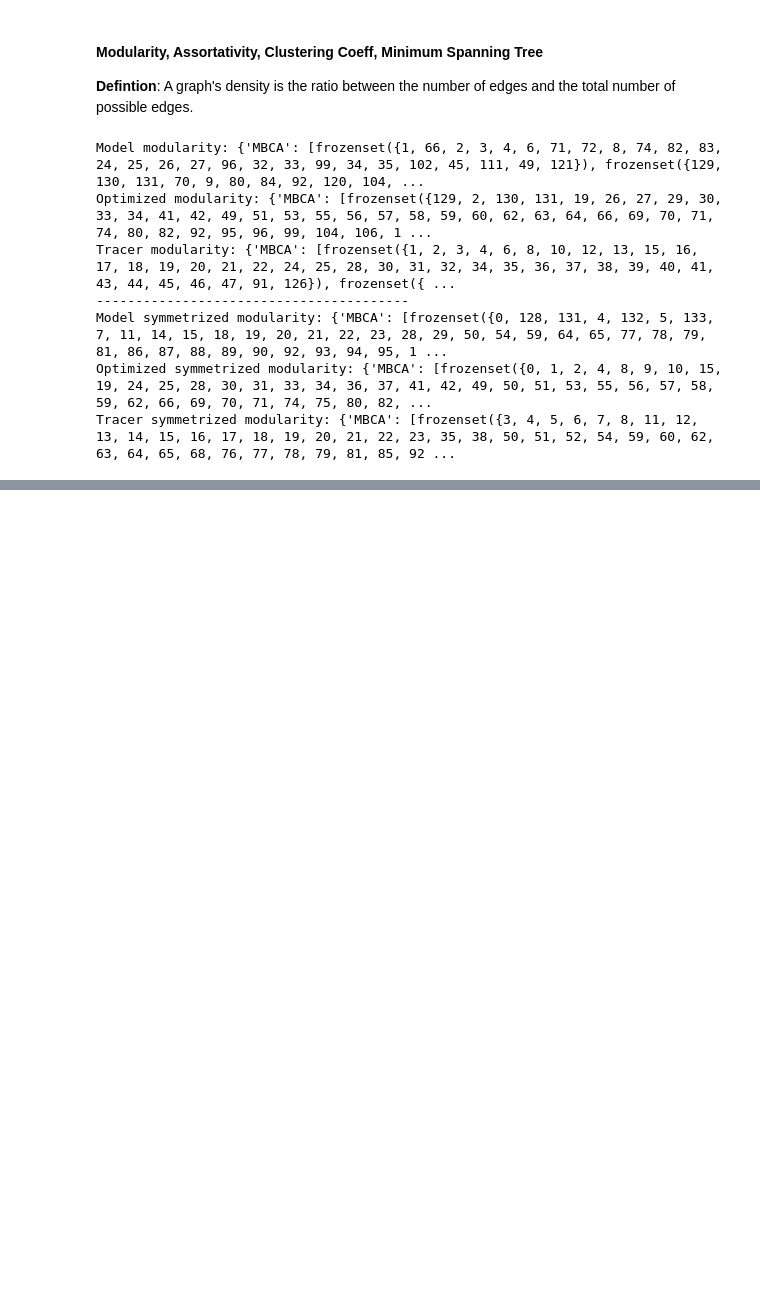
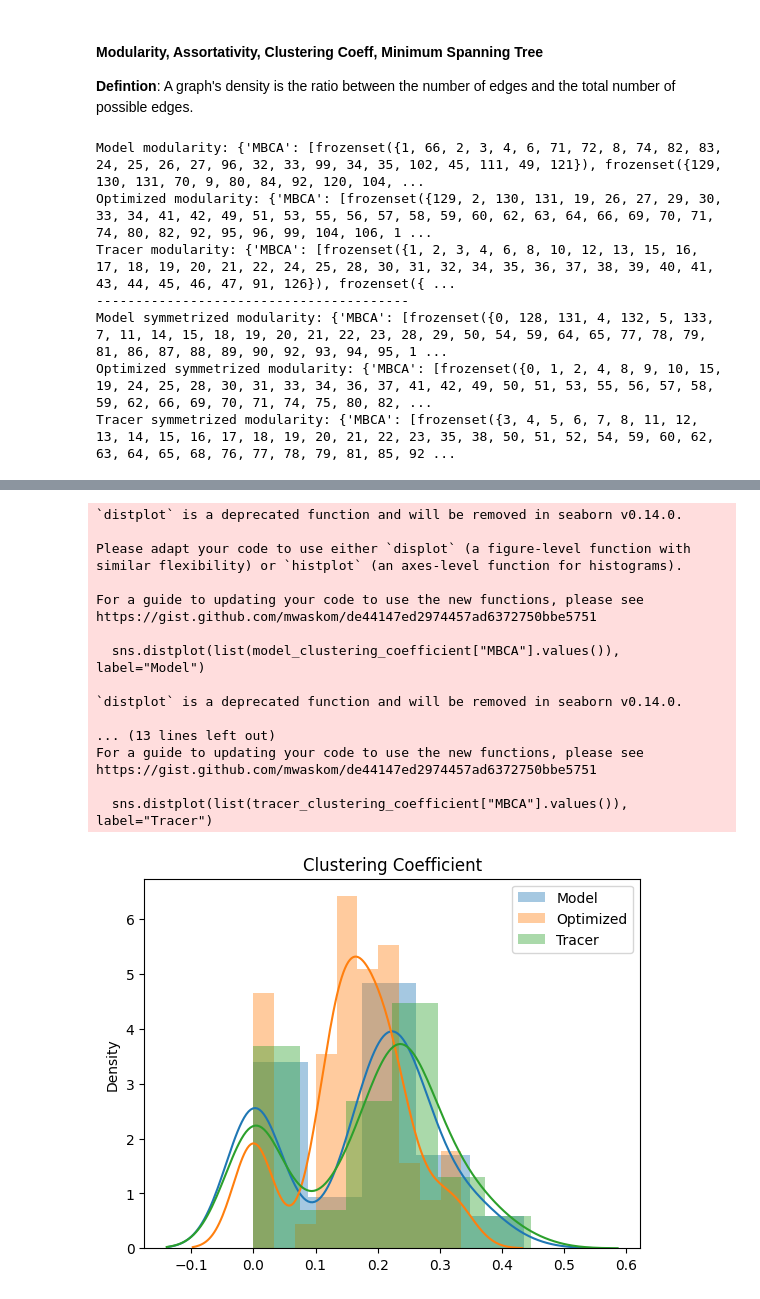
Before and after one commit to Hana-Ali/Deep-Learning-For-SC, a Jupyter notebook: Marmoset_Residual_Training/evaluation/topology_analysis.ipynb, the cells around one changed output, grey strips where cells are left out. Saved outputs shown, nothing was run; the diff lists cells and outputs as text; code cells hidden in the pictures; blank space fills up the shorter version.

```diff
--- a/Marmoset_Residual_Training/evaluation/topology_analysis.ipynb
+++ b/Marmoset_Residual_Training/evaluation/topology_analysis.ipynb
@@ -611,0 +683,37 @@ https://github.com/multinetlab-amsterdam/network_TDA_tutorial/tree/v1.0
+# %%
+# Function to compute the clustering coefficient
+def find_clustering_coefficient(graphs):
+
+    # Create a dictionary
+    clustering_coefficient = {}
+
+    # Loop over each graph
+    for atlas_name, graph in graphs.items():
+        # Compute the average clustering coefficient
+        clustering_coefficient[atlas_name] = nx.clustering(graph, weight="weight")
+        # Add as attributes to the graph
+        nx.set_node_attributes(graph, clustering_coefficient[atlas_name], "clustering_coefficient")
+
+    # Return the dictionary
+    return clustering_coefficient
+
+# Compute the stuff from the function above
+model_clustering_coefficient = find_clustering_coefficient(model_graphs)
+optimized_clustering_coefficient = find_clustering_coefficient(optimized_graphs)
+tracer_clustering_coefficient = find_clustering_coefficient(tracer_graphs)
+
+# Compute the stuff from the function above - symmetrized
+model_symm_clustering_coefficient = find_clustering_coefficient(model_symm_graphs)
+optimized_symm_clustering_coefficient = find_clustering_coefficient(optimized_symm_graphs)
+tracer_symm_clustering_coefficient = find_clustering_coefficient(tracer_symm_graphs)
+
+# Print the clustering coefficient
+print("Model clustering coefficient: {}".format(model_clustering_coefficient))
+print("Optimized clustering coefficient: {}".format(optimized_clustering_coefficient))
+print("Tracer clustering coefficient: {}".format(tracer_clustering_coefficient))
+
+print("----------------------------------------")
+
+print("Model symmetrized clustering coefficient: {}".format(model_symm_clustering_coefficient))
+print("Optimized symmetrized clustering coefficient: {}".format(optimized_symm_clustering_coefficient))
+print("Tracer symmetrized clustering coefficient: {}".format(tracer_symm_clustering_coefficient))
@@ -611,0 +728,27 @@ https://github.com/multinetlab-amsterdam/network_TDA_tutorial/tree/v1.0
+# %%
+# Plot a histogram of the clustering coefficient
+sns.distplot(list(model_clustering_coefficient["MBCA"].values()), label="Model")
+sns.distplot(list(optimized_clustering_coefficient["MBCA"].values()), label="Optimized")
+sns.distplot(list(tracer_clustering_coefficient["MBCA"].values()), label="Tracer")
+plt.legend()
+plt.title("Clustering Coefficient")
+plt.show()
+# %% [output]
+`distplot` is a deprecated function and will be removed in seaborn v0.14.0.
+
+Please adapt your code to use either `displot` (a figure-level function with
+similar flexibility) or `histplot` (an axes-level function for histograms).
+
+For a guide to updating your code to use the new functions, please see
+https://gist.github.com/mwaskom/de44147ed2974457ad6372750bbe5751
+
+  sns.distplot(list(model_clustering_coefficient["MBCA"].values()), label="Model")
+
+`distplot` is a deprecated function and will be removed in seaborn v0.14.0.
+
+... (13 lines left out)
+For a guide to updating your code to use the new functions, please see
+https://gist.github.com/mwaskom/de44147ed2974457ad6372750bbe5751
+
+  sns.distplot(list(tracer_clustering_coefficient["MBCA"].values()), label="Tracer")
+[figure, added]
```
Also changed, not shown: parts of 10 cells of this notebook.
